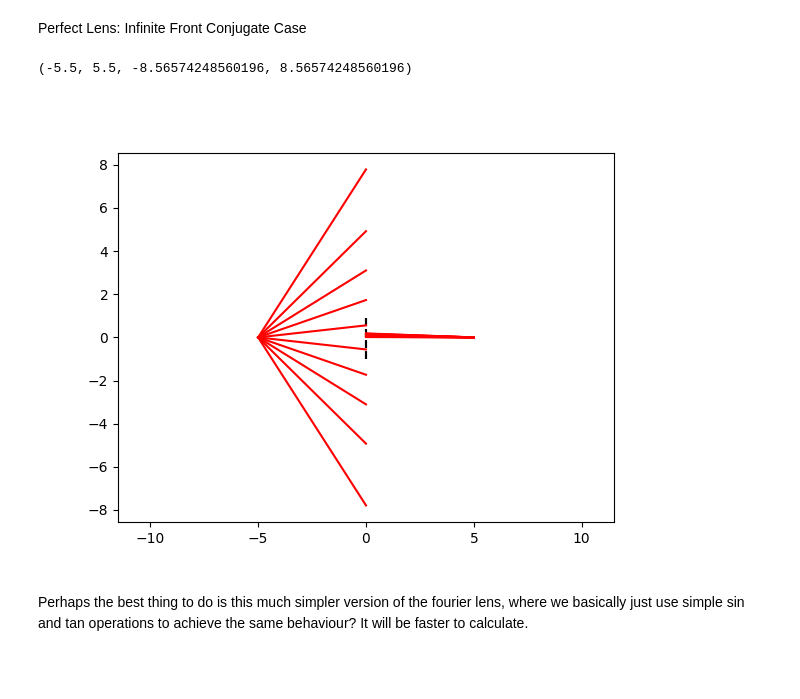
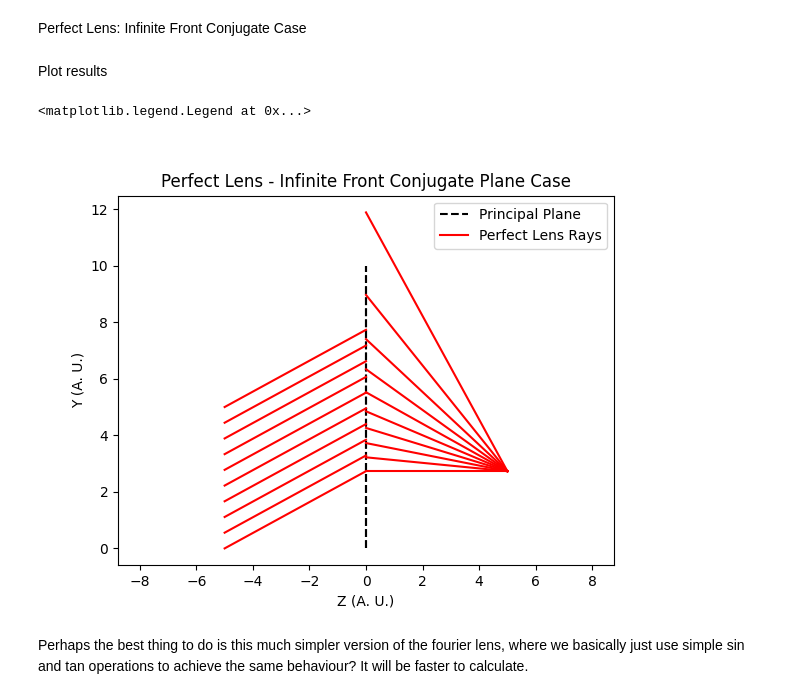
Before and after one commit to DavidLanders95/MonteCarloMS, a Jupyter notebook: lens.ipynb, the cells around one changed output. Saved outputs shown, nothing was run; the diff lists cells and outputs as text; code cells hidden in the pictures; blank space fills up the shorter version.

```diff
--- a/lens.ipynb
+++ b/lens.ipynb
@@ -317,12 +90,15 @@ def perfect_lens_coords(x1, y1, z1, vx1, vy1, vz1, z2, f, m_p, fourier_lens = 0.
 # %% [markdown]
 Perfect Lens: Infinite Front Conjugate Case
 # %%
+# initialise lens parameters
 lens_z = 0.0
 thickness = 0.0
 pp_1 = lens_z - thickness / 2.0
 pp_2 = lens_z + thickness / 2.0
 
-m_p = 1e11
+# Magnification is less than 1e-10, so we want rays to focus to a point on the
+# back focal plane
+m_p = 1e-11
 f = 5
 
 if np.abs(m_p) > 1e10:
@@ -336,33 +112,39 @@ N = 10
 
 # Define x and y coordinates of rat starting positions
 x1 = np.linspace(-0.0, 0.0, N)
-y1 = np.linspace(0, 0, N)
+y1 = np.linspace(0, 5, N)
 z1 = np.linspace(-5, -5, N)
 
-angles = np.linspace(-1, 1, N)
+angles = np.linspace(0.5, 0.5, N) #Radians
 
 L1 = np.zeros(N) # x direction cosine
 M1 = np.sin(angles) # y direction cosine
-N1 = np.sqrt(1 - L1 ** 2 - M1 ** 2) #z direction
+N1 = np.sqrt(1 - L1 ** 2 - M1 ** 2) #z direction cosine
 
-
+# Calculate coordinates for perfect lens
 x2, y2, u1, v1, u2, v2 = perfect_lens(x1, y1, z1, L1, M1, N1, z2, m_p)
+# %% [markdown]
+Plot results
 # %%
 plt.figure()
-plt.vlines(pp_1, -1, 1, linestyle = '--', color = 'k')
-plt.vlines(pp_2,  -1, 1, linestyle = '--', color = 'k')
+plt.vlines(pp_1, 0, 10, linestyle = '--', color = 'k', label = 'Principal Plane')
+plt.vlines(pp_2,  0, 10, linestyle = '--', color = 'k')
 
+# Make array of coordinates for plotting
 pp_1s = np.linspace(pp_1, pp_1, N)
 pp_2s = np.linspace(pp_2, pp_2, N)
 z1s = np.linspace(z1, z1, N)
 z2s = np.linspace(z2, z2, N)
 fs = np.linspace(f, f, N)
 
 plt.plot([z1 + pp_1s, pp_1s], [y1, v1], '-r')
-plt.plot([], [], '-r', label = 'Perfect Lens')
-
+plt.plot([], [], '-r', label = 'Perfect Lens Rays')
+plt.xlabel('Z (A. U.)')
+plt.ylabel('Y (A. U.)')
+plt.title('Perfect Lens - Infinite Front Conjugate Plane Case')
 plt.plot([pp_2s, z2s + pp_2s], [v2, y2], '-r')
 plt.axis('equal')
+plt.legend()
 # %% [output]
-(-5.5, 5.5, -8.56574248560196, 8.56574248560196)
+<matplotlib.legend.Legend at 0x...>
-[figure, old version]
+[figure, new version]
```
Also changed, not shown: parts of 6 cells of this notebook.
